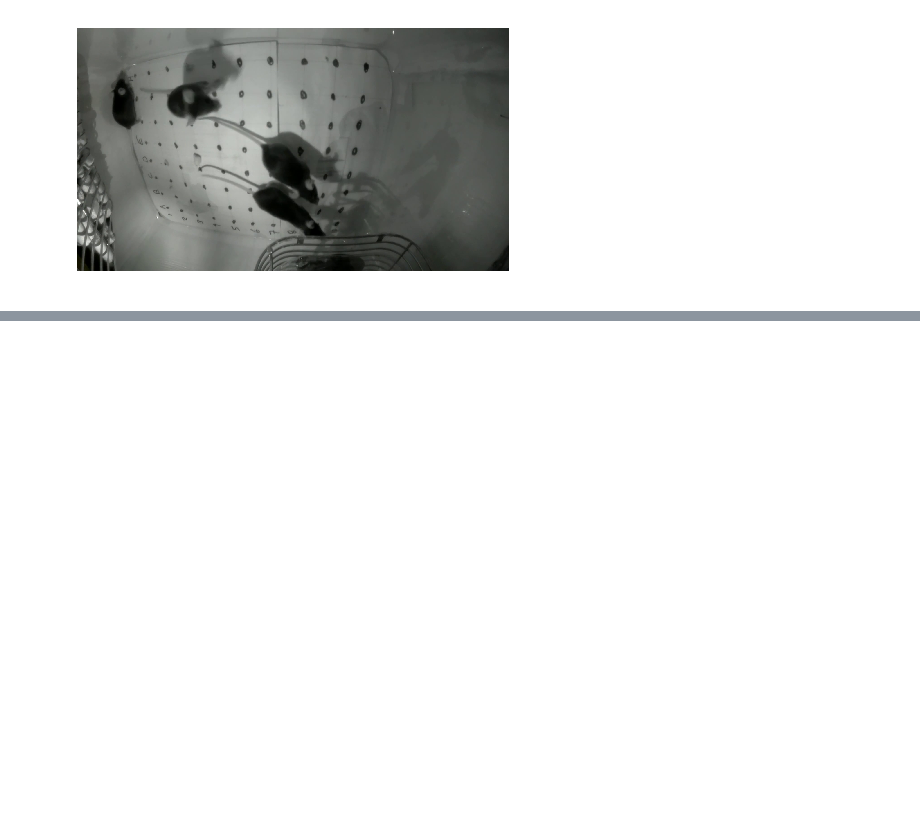
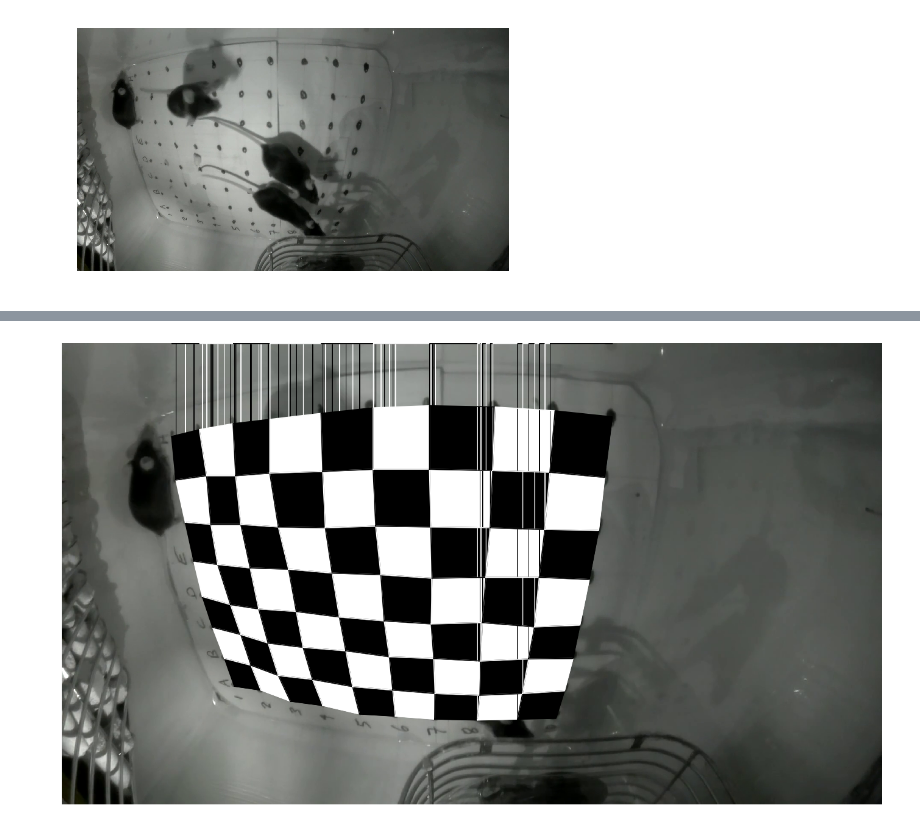
Before and after one commit to adamcatching/Polio_DIPS, a Jupyter notebook: notebook/2018_07/2018_07_09.ipynb, the cells around one changed output, grey strips where cells are left out. Saved outputs shown, nothing was run; the diff lists cells and outputs as text; code cells hidden in the pictures; blank space fills up the shorter version.

Commit message:
Somewhat satisfactory calibration of the camera

```diff
--- a/notebook/2018_07/2018_07_09.ipynb
+++ b/notebook/2018_07/2018_07_09.ipynb
@@ -103,0 +145,33 @@ np_dot_list = [(610, 856), (586, 792), (564, 712), (548, 634), (530, 536), (506,
+# %%
+# Plot the points on the test image
+fig, ax = plt.subplots(1, 1, figsize=((19.20, 10.80)))
+plt.imshow(test_frame)
+ax = plt.Axes(fig, [0., 0., 0, 0])
+ptchs = []
+for i in range(9):
+    for j in range(7):
+        test_x = [np_dot_list[i, j, 0],
+                  np_dot_list[i, j+1, 0],
+                  np_dot_list[i+1, j+1, 0],
+                  np_dot_list[i+1, j, 0],
+                  np_dot_list[i, j, 0]]
+
+        test_y = [np_dot_list[i, j, 1],
+                  np_dot_list[i, j+1, 1],
+                  np_dot_list[i+1, j+1, 1],
+                  np_dot_list[i+1, j, 1],
+                  np_dot_list[i, j, 1]]
+        if (i+j) % 2 == 0:
+            color='black'
+        else:
+            color='white'
+        plt.plot(test_x, test_y, color=color)
+        plt.fill_between(test_x, test_y, color=color)
+"""        ptchs.append(Polygon(coords, facecolor='black', edgecolor='black'))
+ax.add_collection(PatchCollection(ptchs))"""
+plt.tight_layout(pad=0)
+plt.axis('off')
+plt.savefig('../../data/mouse_calibration_image.png', dpi=100, pad_inches=0.0, bbox_inches='tight')
+plt.show()
+# %% [output]
+[figure, added]
```
Also changed, not shown: parts of 18 cells of this notebook.
